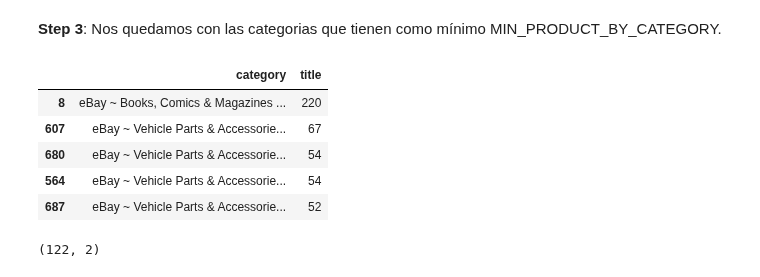
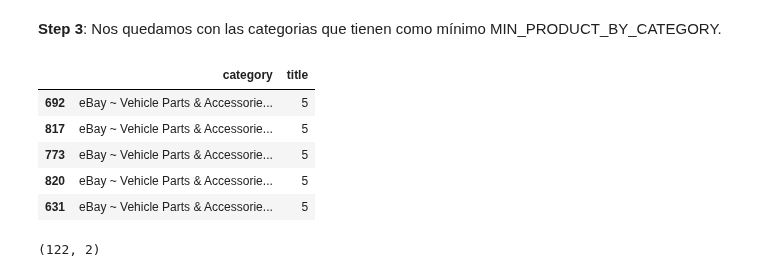
Before and after one commit to magistery-tps/text-mining, a Jupyter notebook: notebooks/ebay-prepprocessing.ipynb, the cells around one changed output. Cells and saved outputs as stored; diff of their text form; code cells hidden in the pictures.

```diff
--- a/notebooks/ebay-prepprocessing.ipynb
+++ b/notebooks/ebay-prepprocessing.ipynb
@@ -78,14 +87,14 @@ raw_dataset.shape
 # %%
 groups = ut.group_by_count(raw_dataset, ['category'], 'title')
 groups = groups[groups['title'] >= MIN_PRODUCT_BY_CATEGORY ]
-groups.head()
+groups.tail()
 # %% [output]
 |  | category | title |
-| 8 | eBay ~ Books, Comics & Magazines ... | 220 |
-| 607 | eBay ~ Vehicle Parts & Accessorie... | 67 |
-| 680 | eBay ~ Vehicle Parts & Accessorie... | 54 |
-| 564 | eBay ~ Vehicle Parts & Accessorie... | 54 |
-| 687 | eBay ~ Vehicle Parts & Accessorie... | 52 |
+| 692 | eBay ~ Vehicle Parts & Accessorie... | 5 |
+| 817 | eBay ~ Vehicle Parts & Accessorie... | 5 |
+| 773 | eBay ~ Vehicle Parts & Accessorie... | 5 |
+| 820 | eBay ~ Vehicle Parts & Accessorie... | 5 |
+| 631 | eBay ~ Vehicle Parts & Accessorie... | 5 |
 # %%
 groups.shape
 # %% [output]
```
Also changed, not shown: parts of 15 cells of this notebook, 4 other files.
